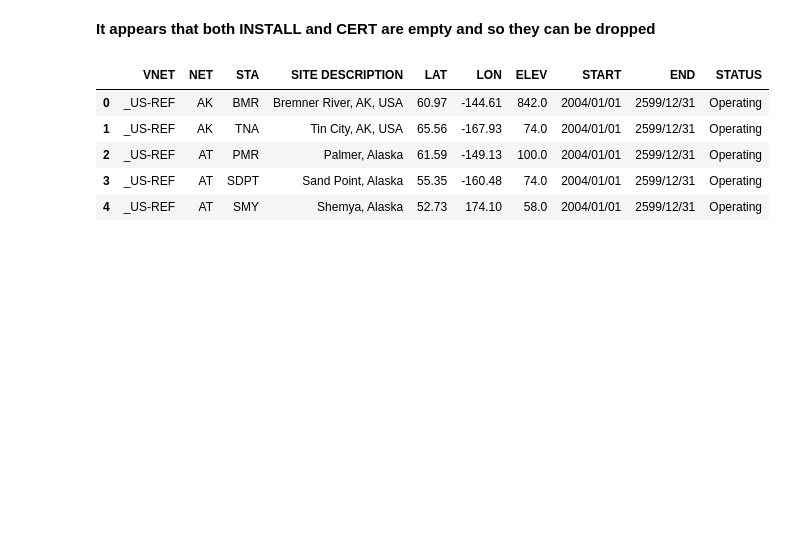
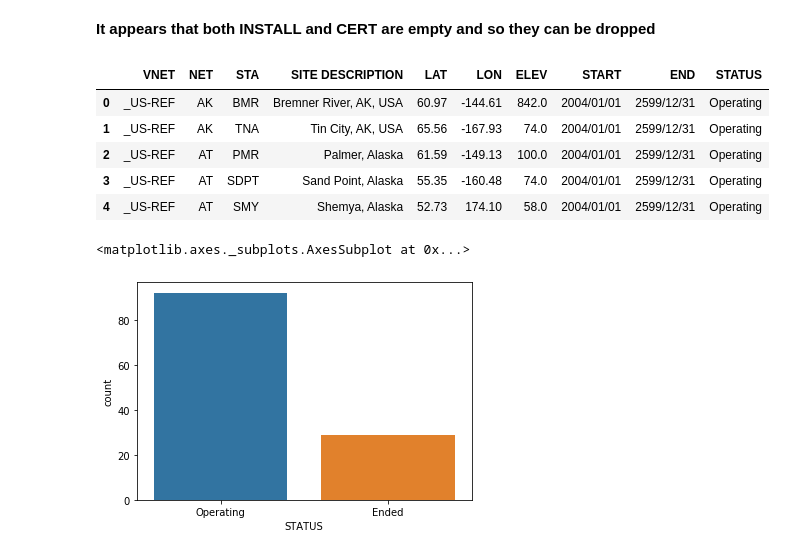
Before and after one commit to bdowdell/USArray_viz, a Jupyter notebook: nb/usarray_data_discovery.ipynb, the cells around one changed output. Cells and saved outputs as stored; diff of their text form; code cells hidden in the pictures; blank space fills up the shorter version.

Commit message:
Continues data exploration

```diff
--- a/nb/usarray_data_discovery.ipynb
+++ b/nb/usarray_data_discovery.ipynb
@@ -78,3 +82,8 @@ df.head()
 | 2 | _US-REF | AT | PMR | Palmer, Alaska | 61.59 | -149.13 | 100.0 | 2004/01/01 | 2599/12/31 | Operating |
 | 3 | _US-REF | AT | SDPT | Sand Point, Alaska | 55.35 | -160.48 | 74.0 | 2004/01/01 | 2599/12/31 | Operating |
 | 4 | _US-REF | AT | SMY | Shemya, Alaska | 52.73 | 174.10 | 58.0 | 2004/01/01 | 2599/12/31 | Operating |
+# %%
+sns.countplot(x='STATUS', data=df)
+# %% [output]
+<matplotlib.axes._subplots.AxesSubplot at 0x...>
+[figure, added]
```
Also changed, not shown: parts of 12 cells of this notebook.
